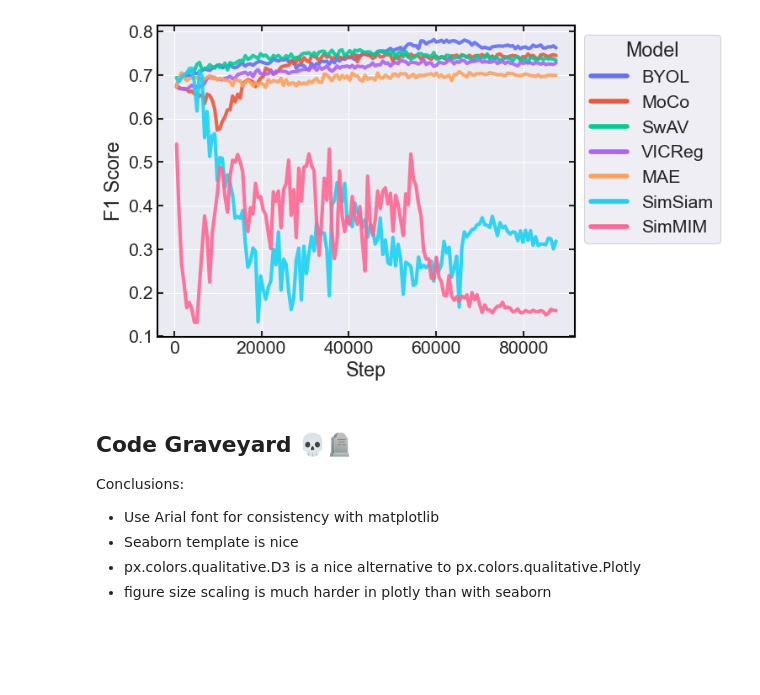
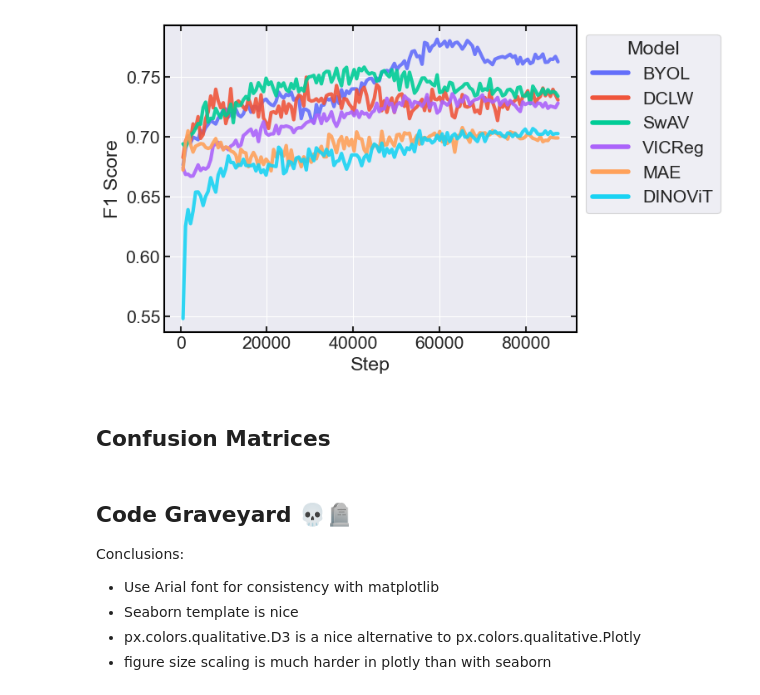
Before and after one commit to faris-k/self-supervised-wafermaps, a Jupyter notebook: notebooks/2.0-Figures-kNN-benchmark.ipynb, the cells around one changed output. Drawn from its saved outputs; the diff is of its cells as text; code cells hidden in the pictures; blank space fills up the shorter version.

Commit message:
Add confusion matrices
Finish figures from intro/methods, moving to results

```diff
--- a/notebooks/2.0-Figures-kNN-benchmark.ipynb
+++ b/notebooks/2.0-Figures-kNN-benchmark.ipynb
@@ -82,0 +22,3 @@ rep_std_df = merge_dfs(
+# %%
+f1_df = pd.read_pickle("../data/processed/model_logs/knn_f1.pkl.xz")
+f1_df
@@ -83,28 +65,29 @@ rep_std_df = merge_dfs(
 # %%
-plot_columns = ["Step", "BYOL", "MoCo", "SwAV", "VICReg", "MAE", "SimSiam", "SimMIM"]
+plot_columns = ["Step", "BYOL", "DCLW", "SwAV", "VICReg", "MAE", "DINOViT",]
+# plot_columns = ["Step", "DCLW", "SwAV", "BYOL", "VICReg", "MAE", "SimSiam", "SimMIM"]
 
 plot_df = pd.melt(
-    f1_df[plot_columns], id_vars=["Step"], var_name="Model", value_name="F1 Score"
+    f1_df[plot_columns], id_vars="Step", var_name="Model", value_name="F1 Score"
 )
 
 fig, ax = plt.subplots()
 ax_thiccify(ax)
 sns.lineplot(
     data=plot_df,
     x="Step",
     y="F1 Score",
     hue="Model",
     lw=3,
     alpha=0.9,
     legend="full",
     ax=ax,
     palette=px.colors.qualitative.Plotly,
 )
 legend_thiccify(ax, legend_title="Model")
-plt.savefig("../reports/figures/knn_f1_seaborn.png", dpi=300, bbox_inches="tight")
+# plt.savefig("../reports/figures/knn_f1_seaborn.png", dpi=300, bbox_inches="tight")
 plt.show()
 # %% [output]
-[figure, old version]
+[figure, new version]
 # %%
 fig = px.line(
     plot_df,
@@ -121 +104,3 @@ fig.write_image("../reports/figures/knn_f1_plotly.png", scale=3)
 fig.show()
+# %% [markdown]
+## Confusion Matrices
```
Also changed, not shown: parts of 8 cells of this notebook, 58 other files.
